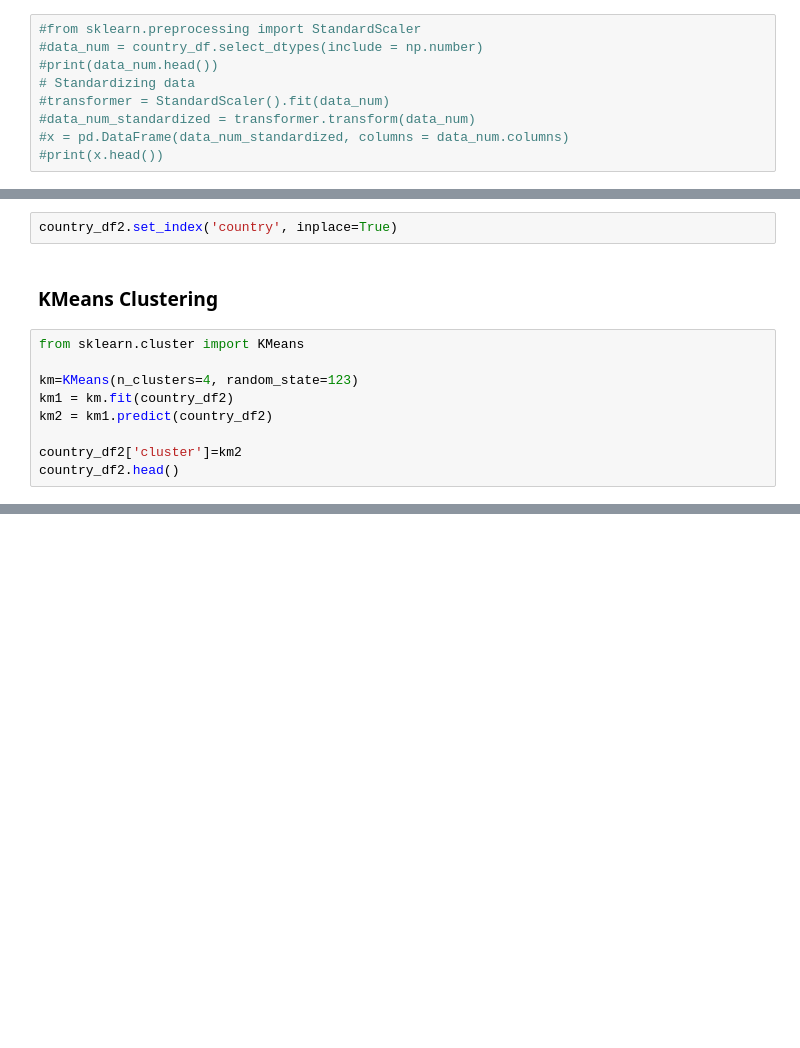
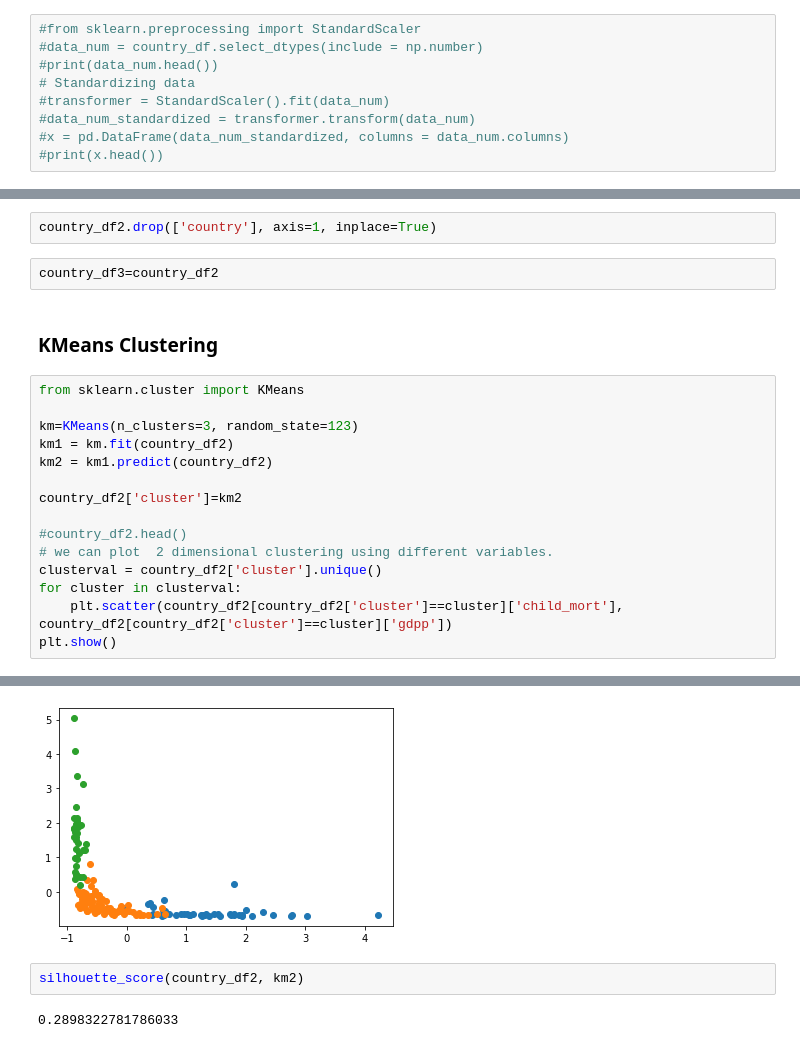
Before and after one commit to BehroozGharleghi/Unsupervised_Learning_project, a Jupyter notebook: Mini_project_unsupervised-Behrooz-Shola.ipynb, the cells around one changed output, grey strips where cells are left out. Drawn from its saved outputs; the diff is of its cells as text; blank space fills up the shorter version.

```diff
--- a/Mini_project_unsupervised-Behrooz-Shola.ipynb
+++ b/Mini_project_unsupervised-Behrooz-Shola.ipynb
@@ -104,16 +104,24 @@ country_df2.head()
 | 3 | 2.007808 | 0.775381 | -1.448071 | -0.165315 | -0.585043 | 1.387054 | -1.179234 | 2.128151 | -0.516268 | Angola |
 | 4 | -0.695634 | 0.160668 | -0.286894 | 0.497568 | 0.101732 | -0.601749 | 0.704258 | -0.541946 | -0.041817 | Antigua and Barbuda |
 # %%
-country_df2.set_index('country', inplace=True)
+country_df2.drop(['country'], axis=1, inplace=True)
+# %%
+country_df3=country_df2
 # %% [markdown]
 ### KMeans Clustering
 # %%
 from sklearn.cluster import KMeans
 
-km=KMeans(n_clusters=4, random_state=123)
+km=KMeans(n_clusters=3, random_state=123)
 km1 = km.fit(country_df2)
 km2 = km1.predict(country_df2)
 
 country_df2['cluster']=km2
-country_df2.head()
+
+#country_df2.head()
+# we can plot  2 dimensional clustering using different variables.
+clusterval = country_df2['cluster'].unique()
+for cluster in clusterval:
+    plt.scatter(country_df2[country_df2['cluster']==cluster]['child_mort'], country_df2[country_df2['cluster']==cluster]['gdpp'])
+plt.show()
 # %% [output]
@@ -126,0 +128,5 @@ country_df2.head()
+[figure, added]
+# %%
+silhouette_score(country_df2, km2)
+# %% [output]
+0.2898322781786033
```
Also changed, not shown: parts of 19 cells of this notebook, 1 other file.
